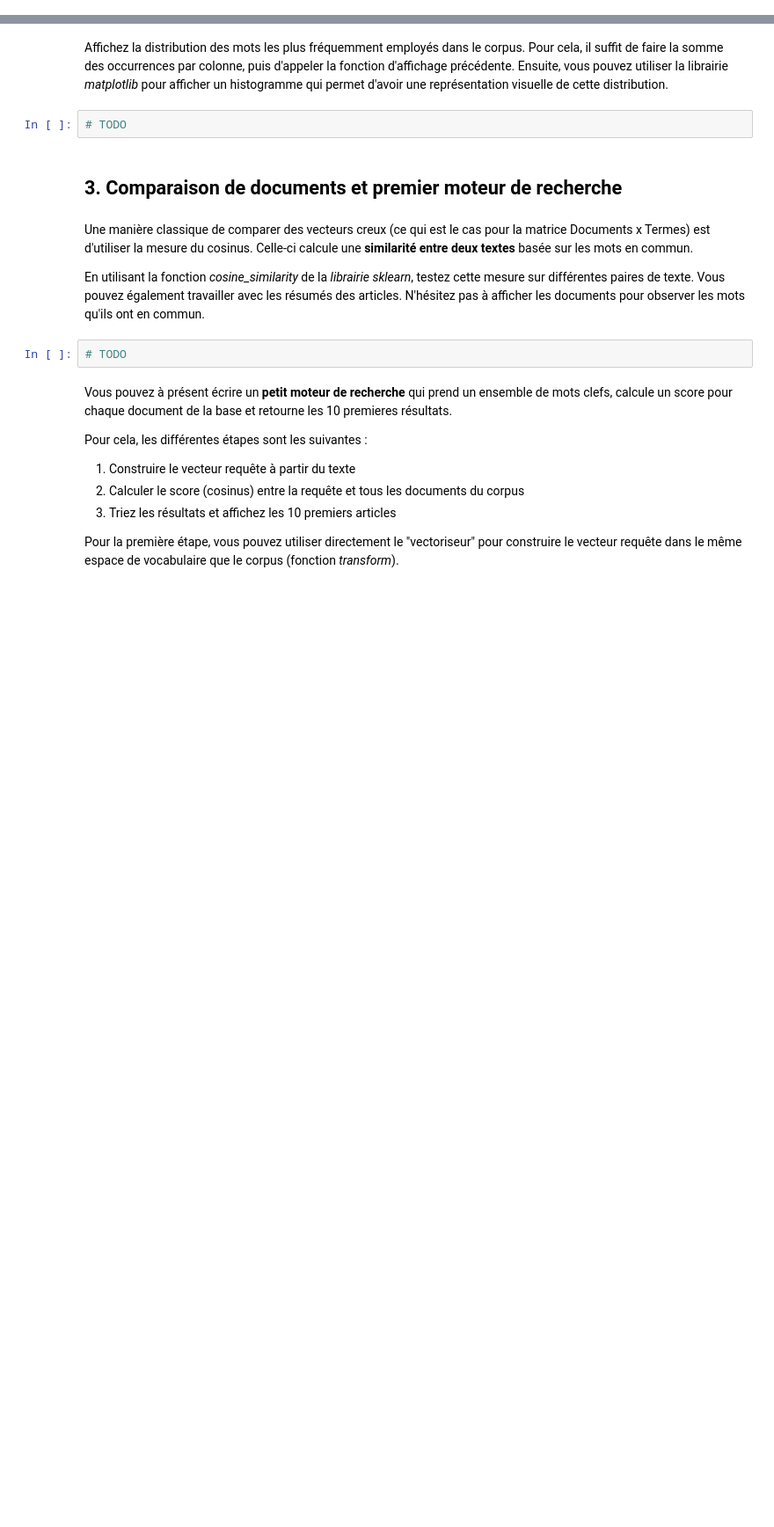
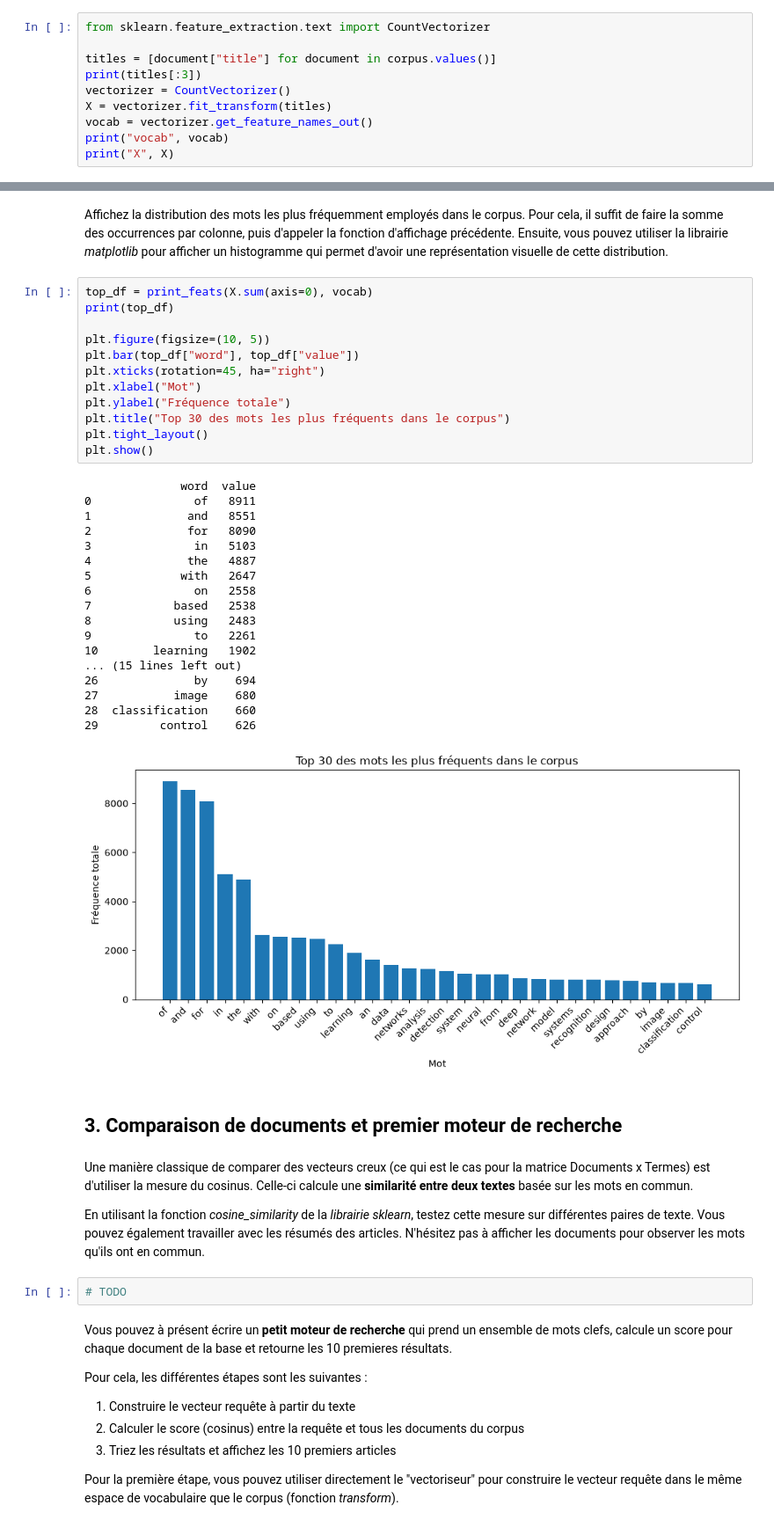
Before and after one commit to Daihecyy/DatascienceECL, a Jupyter notebook: BE2/pauls/BE_CS2.ipynb, the cells around one changed output, grey strips where cells are left out. Shown at 88% size. Cells and saved outputs as stored; diff of their text form; blank space fills up the shorter version.

```diff
--- a/BE2/pauls/BE_CS2.ipynb
+++ b/BE2/pauls/BE_CS2.ipynb
@@ -209,0 +224,10 @@ Pour le moment, contentez-vous d'utiliser les paramètres par défaut, mais vous
+# %%
+from sklearn.feature_extraction.text import CountVectorizer
+
+titles = [document["title"] for document in corpus.values()]
+print(titles[:3])
+vectorizer = CountVectorizer()
+X = vectorizer.fit_transform(titles)
+vocab = vectorizer.get_feature_names_out()
+print("vocab", vocab)
+print("X", X)
@@ -214,7 +270,36 @@ En utilisant la fonction fournie *print_feats*, affichez les informations conten
 # %% [markdown]
 Affichez la distribution des mots les plus fréquemment employés dans le corpus. Pour cela, il suffit de faire la somme des occurrences par colonne, puis d'appeler la fonction d'affichage précédente. Ensuite, vous pouvez utiliser la librairie *matplotlib* pour afficher un histogramme qui permet d'avoir une représentation visuelle de cette distribution.
-# %%
-# TODO
+# %%
+top_df = print_feats(X.sum(axis=0), vocab)
+print(top_df)
+
+plt.figure(figsize=(10, 5))
+plt.bar(top_df["word"], top_df["value"])
+plt.xticks(rotation=45, ha="right")
+plt.xlabel("Mot")
+plt.ylabel("Fréquence totale")
+plt.title("Top 30 des mots les plus fréquents dans le corpus")
+plt.tight_layout()
+plt.show()
+# %% [output]
+              word  value
+0               of   8911
+1              and   8551
+2              for   8090
+3               in   5103
+4              the   4887
+5             with   2647
+6               on   2558
+7            based   2538
+8            using   2483
+9               to   2261
+10        learning   1902
+... (15 lines left out)
+26              by    694
+27           image    680
+28  classification    660
+29         control    626
+[figure, added]
 # %% [markdown]
 ## 3. Comparaison de documents et premier moteur de recherche
 # %% [markdown]
```
Also changed, not shown: parts of 9 cells of this notebook.
